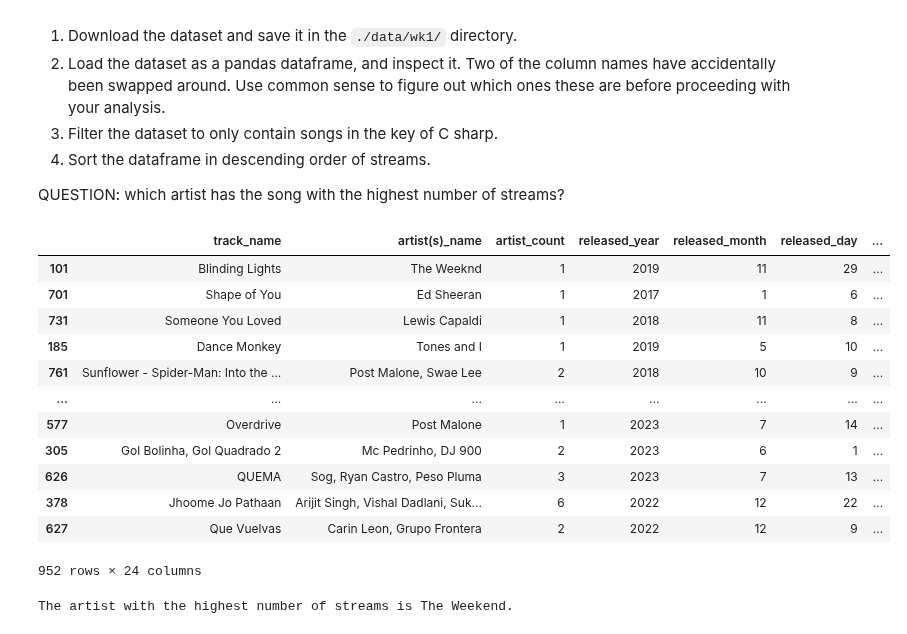
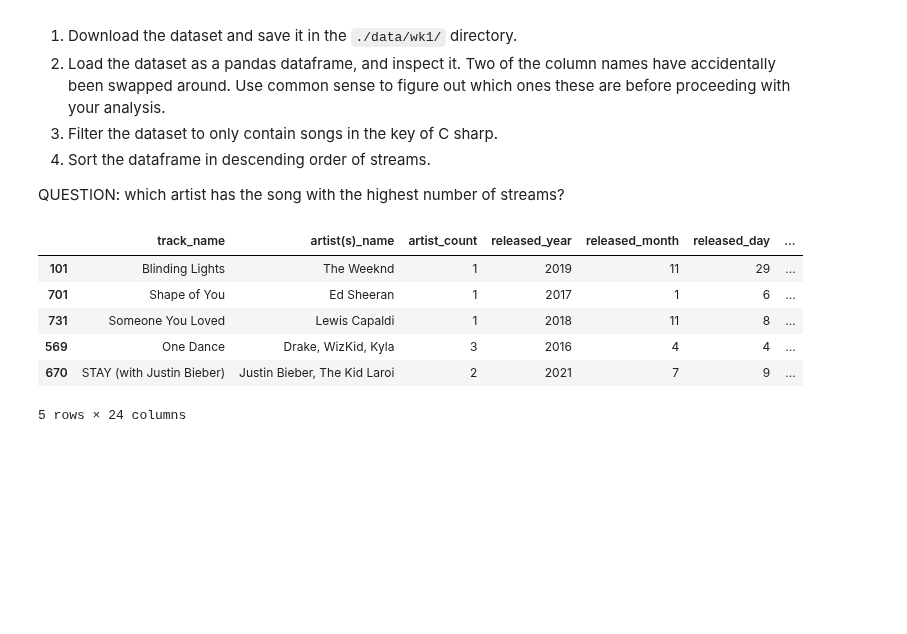
Before and after one commit to joe-lrrde/QM2, a Jupyter notebook: notebooks/W01. Python Recap.ipynb, the cells around one changed output. Saved outputs shown, nothing was run; the diff lists cells and outputs as text; code cells hidden in the pictures; blank space fills up the shorter version.

```diff
--- a/notebooks/W01. Python Recap.ipynb
+++ b/notebooks/W01. Python Recap.ipynb
@@ -258,36 +236,35 @@ QUESTION: which artist has the song with the highest number of streams?
 # %%
 # use this code cell to answer the question
 
 data = pandas.read_csv('./data/wk1/spotify-2023.csv')
 data.head()
 # pretty sure bpm and and streams swapped
 
 
-data[data['key'] == 'C#']
+C = data[data['key'] == 'C#'] #create a new variable beause otherwise forgets
+C.head() #just to represent C
+
+C.sort_values(by='bpm', ascending=False).head()
+#--> gives the same result, but with actually only C# songs   * I think *
+
 #learnings :
-  #the 'filter" function is focused on the NAME of colunms and rows and not their
-# actual values.
-  #functions require '()' whereas looking thru data in Pandas is '[]'
-data.sort_values(by='bpm', ascending=False)
-  #because the columns 'bpm' and 'streams' have been switched I sort the columns bpm but obv I wanna sort the streams
-  #also ; ascending = false because Python doesn't recognize 'descending'
+# the 'filter" function is focused on the NAME of colunms and rows and not their actual values.
 
-#highest number of streams : The Weekend (with Blinding Lights)
+# functions require '()' whereas looking thru data in Pandas is '[]'
+
+# data.sort_values(by='bpm', ascending=False) ==> doesn't work. Seems to 'forget' to keep only C#
+#so created a new variable that contained only C# songs
+
+# because the columns 'bpm' and 'streams' have been switched I sort the column bpm but obv I wanna sort the streams
+
+# also ; ascending = false because Python doesn't recognize 'descending'
+
+# SO : the highest number of streams : The Weekend (with Blinding Lights)
 # %% [output]
 |  | track_name | artist(s)_name | artist_count | released_year | released_month | released_day | ... |
 | 101 | Blinding Lights | The Weeknd | 1 | 2019 | 11 | 29 | ... |
 | 701 | Shape of You | Ed Sheeran | 1 | 2017 | 1 | 6 | ... |
 | 731 | Someone You Loved | Lewis Capaldi | 1 | 2018 | 11 | 8 | ... |
-| 185 | Dance Monkey | Tones and I | 1 | 2019 | 5 | 10 | ... |
-| 761 | Sunflower - Spider-Man: Into the ... | Post Malone, Swae Lee | 2 | 2018 | 10 | 9 | ... |
-| ... | ... | ... | ... | ... | ... | ... | ... |
-| 577 | Overdrive | Post Malone | 1 | 2023 | 7 | 14 | ... |
-| 305 | Gol Bolinha, Gol Quadrado 2 | Mc Pedrinho, DJ 900 | 2 | 2023 | 6 | 1 | ... |
-| 626 | QUEMA | Sog, Ryan Castro, Peso Pluma | 3 | 2023 | 7 | 13 | ... |
-| 378 | Jhoome Jo Pathaan | Arijit Singh, Vishal Dadlani, Suk... | 6 | 2022 | 12 | 22 | ... |
-| 627 | Que Vuelvas | Carin Leon, Grupo Frontera | 2 | 2022 | 12 | 9 | ... |
+| 569 | One Dance | Drake, WizKid, Kyla | 3 | 2016 | 4 | 4 | ... |
+| 670 | STAY (with Justin Bieber) | Justin Bieber, The Kid Laroi | 2 | 2021 | 7 | 9 | ... |
-952 rows × 24 columns
+5 rows × 24 columns
-# %%
-__builtins__.print("The artist with the highest number of streams is The Weekend.")
-# %% [output]
-The artist with the highest number of streams is The Weekend.
```
Also changed, not shown: parts of 5 cells of this notebook.
